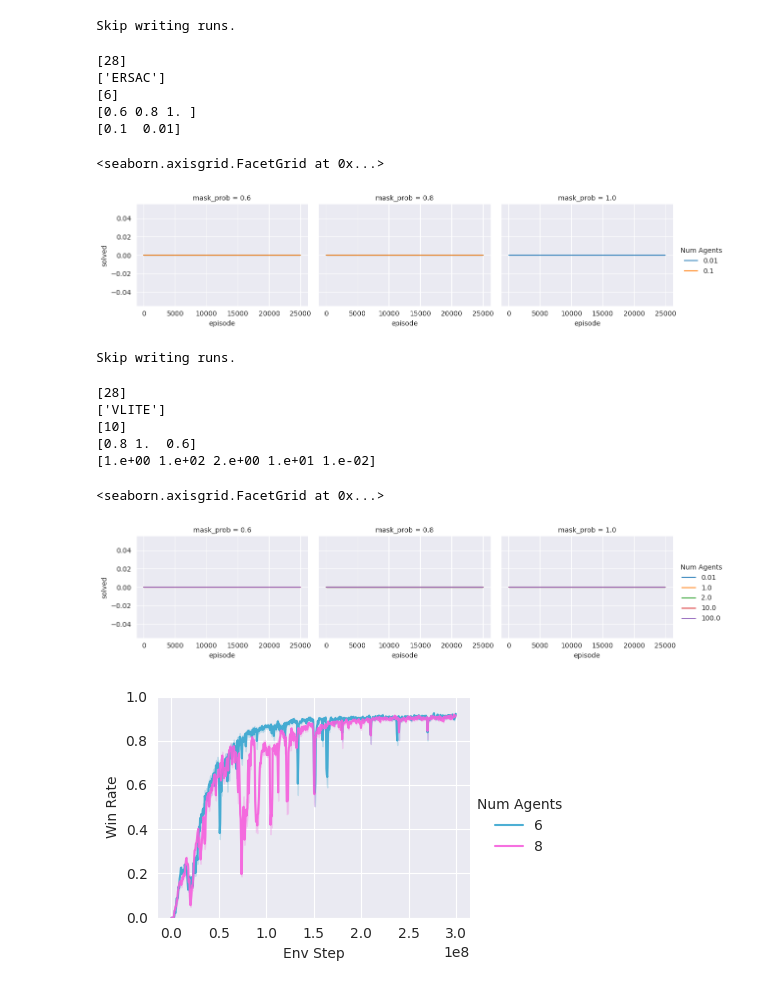
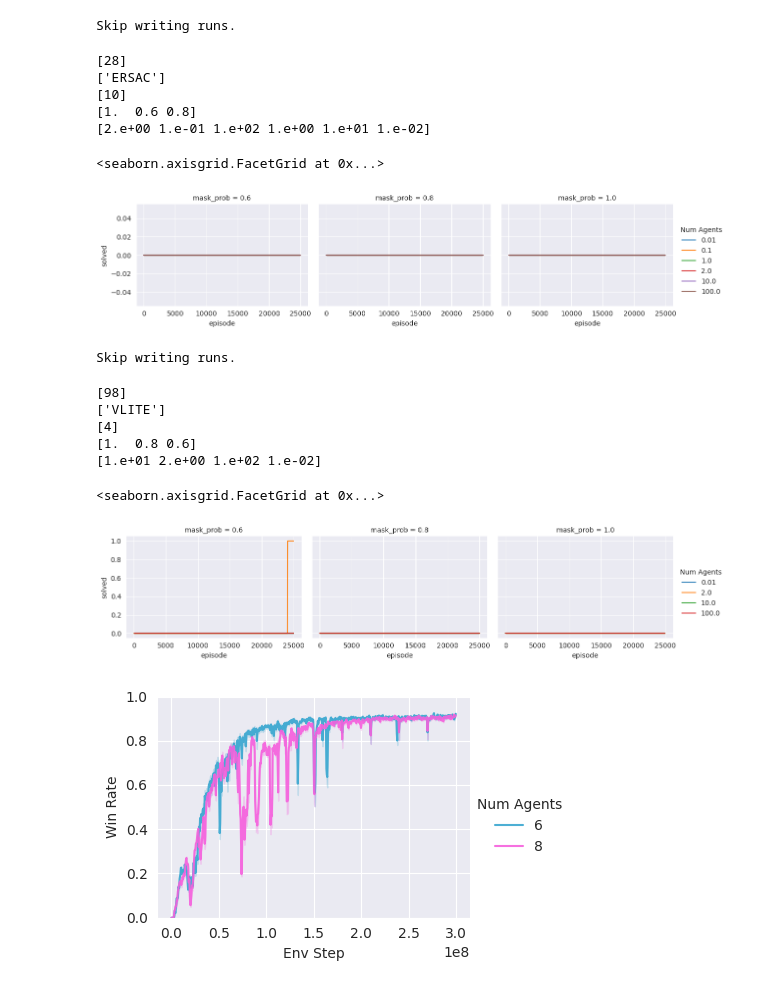
Before and after one commit to JamesR-J/bsuite_testingg, a Jupyter notebook: bsuite/baselines/jax/graphing/graphing_script.ipynb, the cells around one changed output. Cells and saved outputs as stored; diff of their text form; code cells hidden in the pictures.

Commit message:
graphing works

```diff
--- a/bsuite/baselines/jax/graphing/graphing_script.ipynb
+++ b/bsuite/baselines/jax/graphing/graphing_script.ipynb
@@ -91,7 +75,7 @@ config.deep_sea_map as deep_sea_map,
 "episode" as episode,
 "solved" as solved
 """
-).filter("algo == 'ERSAC' and deep_sea_map == 6 and seed == 28")
+).filter("algo == 'ERSAC' and deep_sea_map == 10 and seed == 28")
 
 colours = sns.color_palette("husl", 8)[5:8:2]
 
@@ -119,11 +103,11 @@ g.add_legend(title="Num Agents")
 # %% [output]
 [28]
 ['ERSAC']
-[6]
-[0.6 0.8 1. ]
-[0.1  0.01]
+[10]
+[1.  0.6 0.8]
+[2.e+00 1.e-01 1.e+02 1.e+00 1.e+01 1.e-02]
 <seaborn.axisgrid.FacetGrid at 0x...>
-[figure, old version]
+[figure, new version]
 # %%
 data_root = os.path.abspath("./data/wandb")
 # group = "ersac_testing"
@@ -202,39 +186,39 @@ config.deep_sea_map as deep_sea_map,
 "episode" as episode,
 "solved" as solved
 """
-).filter("algo == 'VLITE' and deep_sea_map == 10 and seed == 28")
+).filter("algo == 'VLITE' and deep_sea_map == 4 and seed == 98")
 
 colours = sns.color_palette("husl", 8)[5:8:2]
 
 print(data.df().dropna(how='any',axis=0)["seed"].unique())
 print(data.df().dropna(how='any',axis=0)["algo"].unique())
 print(data.df().dropna(how='any',axis=0)["deep_sea_map"].unique())
 print(data.df().dropna(how='any',axis=0)["mask_prob"].unique())
 print(data.df().dropna(how='any',axis=0)["uncertainty_scale"].unique())
 
 g = sns.FacetGrid(
     data.df().dropna(how='any',axis=0),
     col="mask_prob",
     hue="uncertainty_scale",
     # palette = colours,
     sharey='row',
     sharex=True,
     aspect=1/0.75,
 )
 
 g.map(plot_util.smoothed_lineplot, "episode", "solved", num_std=1, span=0.001)  # 0.0015)
 # g.set_axis_labels("Episodes", "Solved")
 # g.set_titles("")
 g.add_legend(title="Num Agents")
 # g.savefig("../figures/homo_tests.svg")
 # %% [output]
-[28]
+[98]
 ['VLITE']
-[10]
-[0.8 1.  0.6]
-[1.e+00 1.e+02 2.e+00 1.e+01 1.e-02]
+[4]
+[1.  0.8 0.6]
+[1.e+01 2.e+00 1.e+02 1.e-02]
 <seaborn.axisgrid.FacetGrid at 0x...>
-[figure, old version]
+[figure, new version]
 # %%
 data = measurements.project("""
 id as id,
```
Also changed, not shown: parts of 1 cell of this notebook, 4 other files.
